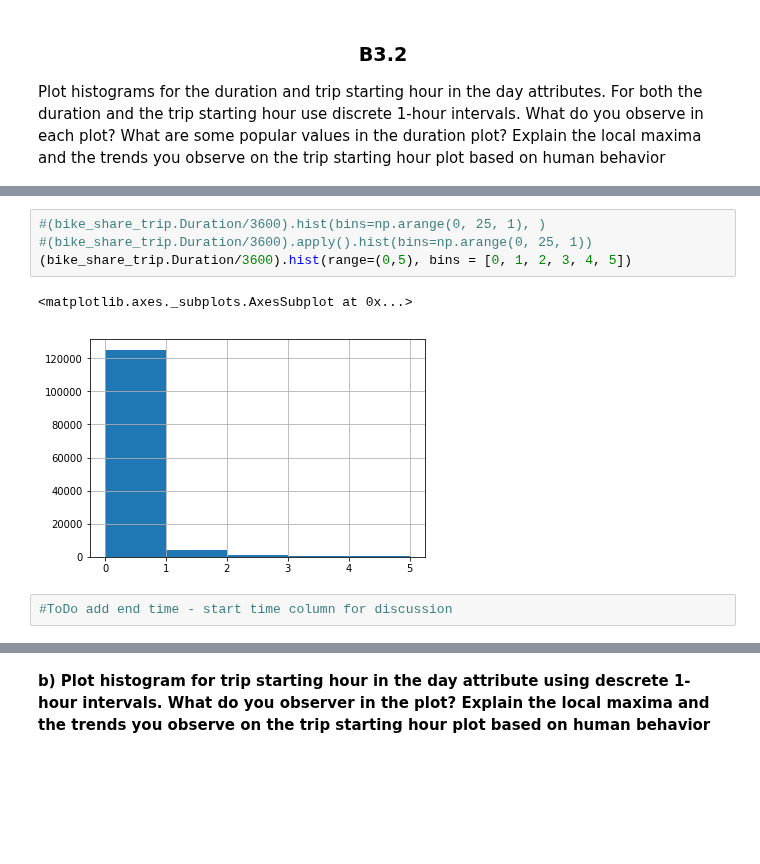
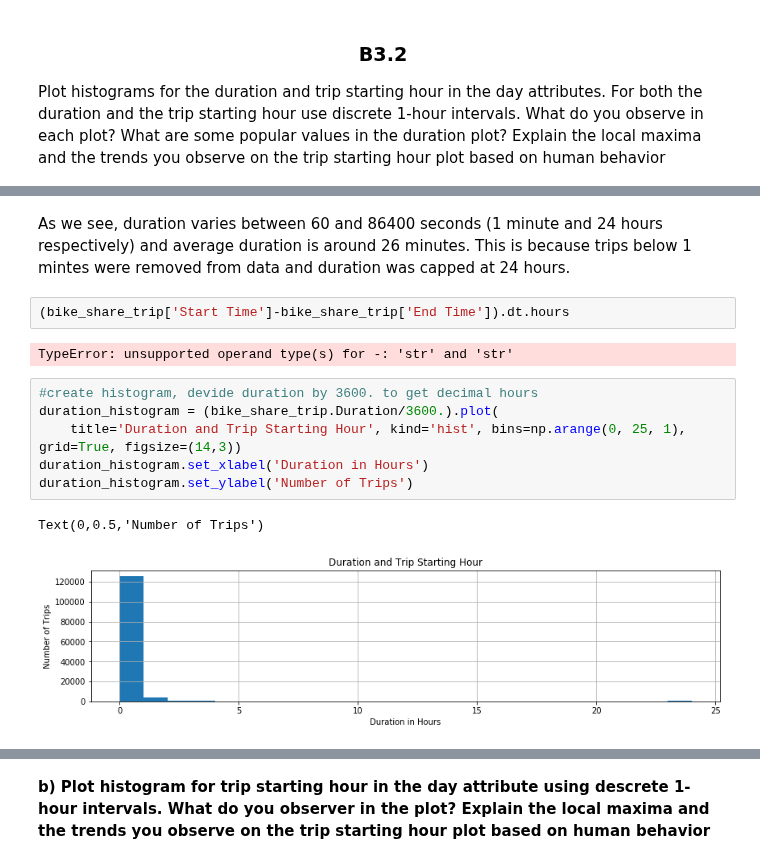
Before and after one commit to Apiquet/ADA_EPFL, a Jupyter notebook: ADA2018-Homework-master/01 - Pandas and Data Wrangling/Exercise 1.ipynb, the cells around one changed output, grey strips where cells are left out. Drawn from its saved outputs; the diff is of its cells as text; blank space fills up the shorter version.

```diff
--- a/ADA2018-Homework-master/01 - Pandas and Data Wrangling/Exercise 1.ipynb
+++ b/ADA2018-Homework-master/01 - Pandas and Data Wrangling/Exercise 1.ipynb
@@ -592,9 +565,15 @@ Categories (24, interval[int64]): [(0, 3600] < (3600, 7200] < (7200, 10800] < (1
-# %%
-#(bike_share_trip.Duration/3600).hist(bins=np.arange(0, 25, 1), )
-#(bike_share_trip.Duration/3600).apply().hist(bins=np.arange(0, 25, 1))
-(bike_share_trip.Duration/3600).hist(range=(0,5), bins = [0, 1, 2, 3, 4, 5])
-# %% [output]
-<matplotlib.axes._subplots.AxesSubplot at 0x...>
-[figure, removed]
-# %%
-#ToDo add end time - start time column for discussion
+# %% [markdown]
+As we see, duration varies between 60 and 86400 seconds (1 minute and 24 hours respectively) and average duration is around 26 minutes. This is because trips below 1 mintes were removed from data and duration was capped at 24 hours.
+# %%
+(bike_share_trip['Start Time']-bike_share_trip['End Time']).dt.hours
+# %% [output]
+TypeError: unsupported operand type(s) for -: 'str' and 'str'
+# %%
+#create histogram, devide duration by 3600. to get decimal hours
+duration_histogram = (bike_share_trip.Duration/3600.).plot(
+    title='Duration and Trip Starting Hour', kind='hist', bins=np.arange(0, 25, 1), grid=True, figsize=(14,3))
+duration_histogram.set_xlabel('Duration in Hours')
+duration_histogram.set_ylabel('Number of Trips')
+# %% [output]
+Text(0,0.5,'Number of Trips')
+[figure, added]
```
Also changed, not shown: parts of 13 cells of this notebook.
